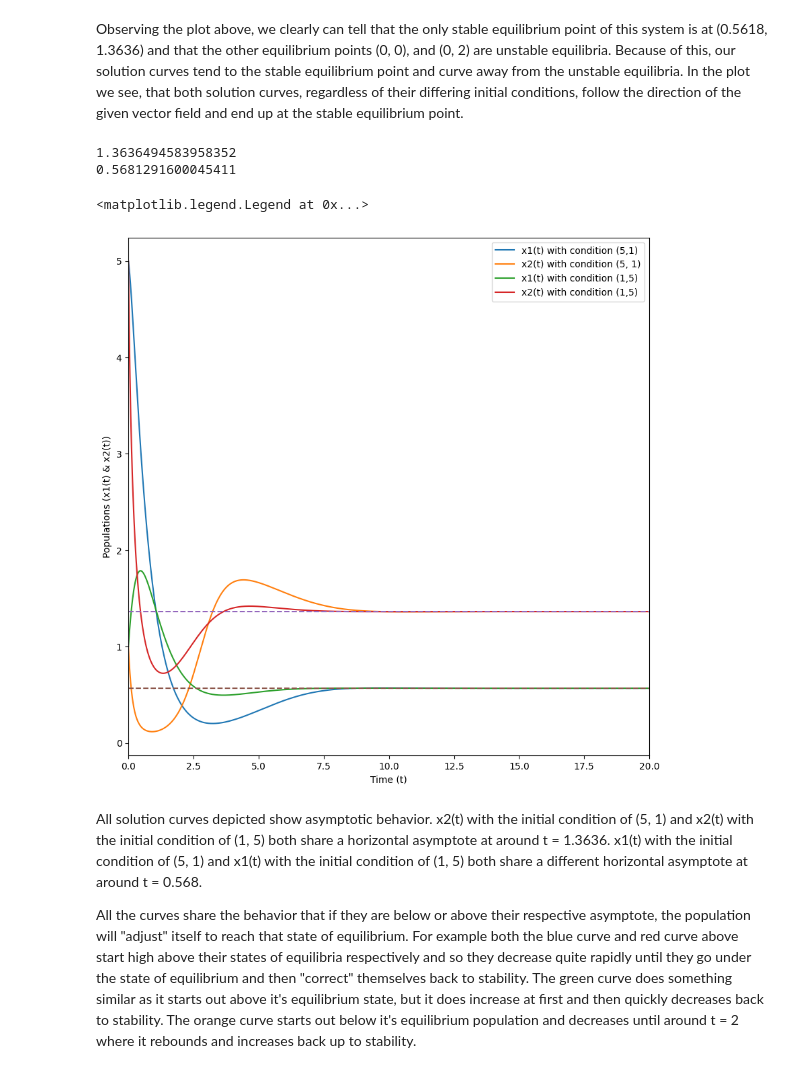
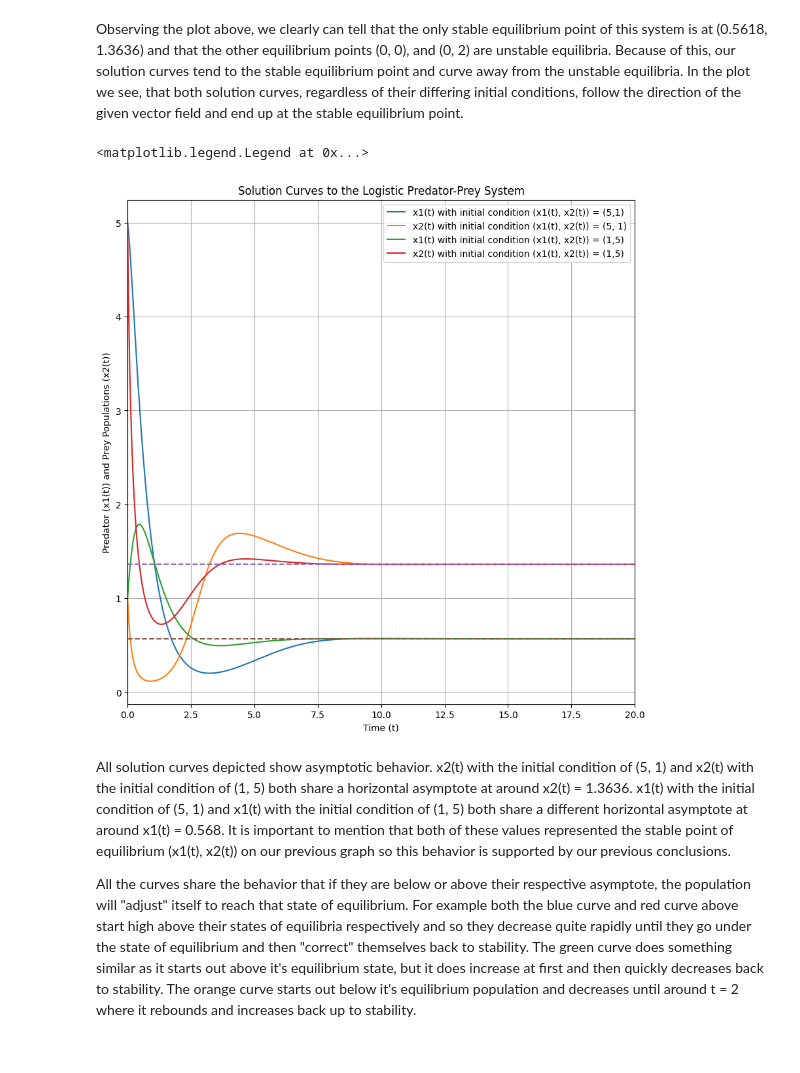
Before and after one commit to MrAnish123/Differential-Equations-Project-1, a Jupyter notebook: SetC.ipynb, the cells around one changed output. Cells and saved outputs as stored; diff of their text form; code cells hidden in the pictures.

```diff
--- a/SetC.ipynb
+++ b/SetC.ipynb
@@ -115,32 +117,33 @@ Observing the plot above, we clearly can tell that the only stable equilibrium p
 # %%
 plt.figure(figsize=(10,10))
 
+
+
+#PLOTTING SOLUTION CURVES
+
+plt.plot(tRange, x1_0, label='x1(t) with initial condition (x1(t), x2(t)) = (5,1)')
+plt.plot(tRange, x2_0, label='x2(t) with initial condition (x1(t), x2(t)) = (5, 1)')
+plt.plot(tRange, x1_1, label='x1(t) with initial condition (x1(t), x2(t)) = (1,5)')
+plt.plot(tRange, x2_1, label='x2(t) with initial condition (x1(t), x2(t)) = (1,5)')
+
+#PLOTTING ASYMPTOTES
+plt.plot(tRange, np.full((2000,), x2_1[1500]), linestyle='--')
+plt.plot(tRange, np.full((2000,), x1_0[1500]), linestyle='--')
+
+
+#BASIC PLOT LABELING AND ALIGNMENT
+plt.title("Solution Curves to the Logistic Predator-Prey System")
 plt.xlabel("Time (t)")
-plt.ylabel("Populations (x1(t) & x2(t))")
+plt.ylabel("Predator (x1(t)) and Prey Populations (x2(t))")
 
 plt.xlim(0, 20)
 
-plt.plot(tRange, x1_0, label='x1(t) with condition (5,1)')
-plt.plot(tRange, x2_0, label='x2(t) with condition (5, 1)')
-plt.plot(tRange, x1_1, label='x1(t) with condition (1,5)')
-plt.plot(tRange, x2_1, label='x2(t) with condition (1,5)')
-
-plt.plot(tRange, np.full((2000,), x2_1[1500]), linestyle='--')
-plt.plot(tRange, np.full((2000,), x1_0[1500]), linestyle='--')
-
-print(x2_1[1500])
-print(x1_0[1500])
-
-
+plt.grid()
 plt.legend(loc="upper right")
-
-#plt.legend(['x1(t) with point (5, 1)', 'x2(t)', 'hihihi', 'hihihihi'], loc='upper right')
 # %% [output]
-1.3636494583958352
-0.5681291600045411
+<matplotlib.legend.Legend at 0x...>
-<matplotlib.legend.Legend at 0x...>
-[figure, old version]
+[figure, new version]
 # %% [markdown]
-All solution curves depicted show asymptotic behavior. x2(t) with the initial condition of (5, 1) and x2(t) with the initial condition of (1, 5) both share a horizontal asymptote at around t = 1.3636. x1(t) with the initial condition of (5, 1) and x1(t) with the initial condition of (1, 5) both share a different horizontal asymptote at around t = 0.568.
+All solution curves depicted show asymptotic behavior. x2(t) with the initial condition of (5, 1) and x2(t) with the initial condition of (1, 5) both share a horizontal asymptote at around x2(t) = 1.3636. x1(t) with the initial condition of (5, 1) and x1(t) with the initial condition of (1, 5) both share a different horizontal asymptote at around x1(t) = 0.568. It is important to mention that both of these values represented the stable point of equilibrium (x1(t), x2(t)) on our previous graph so this behavior is supported by our previous conclusions.
 
 All the curves share the behavior that if they are below or above their respective asymptote, the population will "adjust" itself to reach that state of equilibrium. For example both the blue curve and red curve above start high above their states of equilibria respectively and so they decrease quite rapidly until they go under the state of equilibrium and then "correct" themselves back to stability. The green curve does something similar as it starts out above it's equilibrium state, but it does increase at first and then quickly decreases back to stability. The orange curve starts out below it's equilibrium population and decreases until around t = 2 where it rebounds and increases back up to stability.
```
Also changed, not shown: parts of 1 cell of this notebook, 2 other files.
